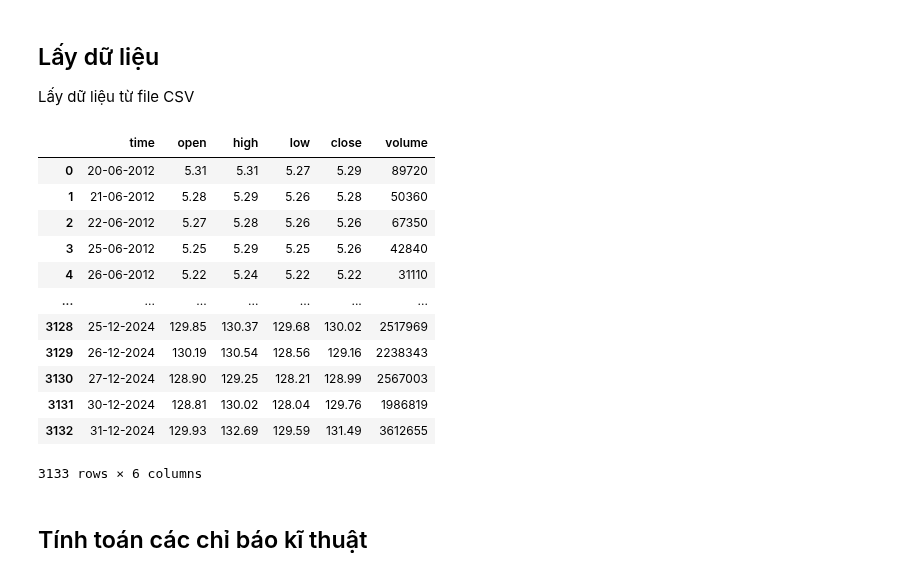
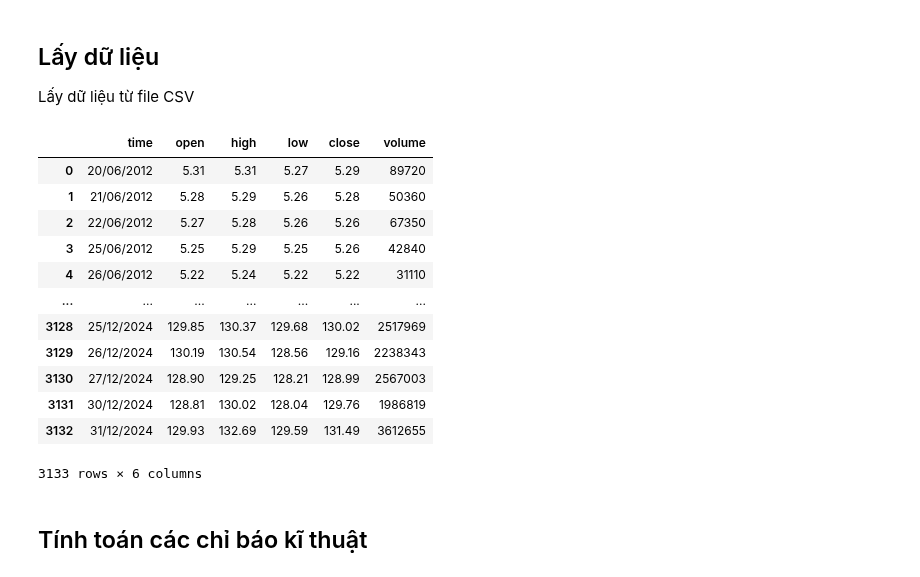
Before and after one commit to kohi-vip/SARSA_FinancialRL, a Jupyter notebook: application/testing/agent_training_fpt.ipynb, the cells around one changed output. Saved outputs shown, nothing was run; the diff lists cells and outputs as text; code cells hidden in the pictures.

```diff
--- a/application/testing/agent_training_fpt.ipynb
+++ b/application/testing/agent_training_fpt.ipynb
@@ -20,36 +20,36 @@ Lấy dữ liệu từ file CSV
 # %%
 # Lấy dữ liệu từ nguồn sẵn có
 import sys
 import os
 import talib as ta
 sys.path.append('d:\\NCKH\\SARSA_FinancialRL')  # Thêm đường dẫn gốc để import module
 
 import pandas as pd
 from data.data_processor.feature_engineer import engineer_stat as es
 from data.split_data.split import split_data_two_parts
 from environments.stock_trading_env.mdp import StockTradingMDP as stockMDP
 from agents.d_sarsa.d_sarsa import train_deep_sarsa
 
 # Định nghĩa đường dẫn gốc
 base_path = 'd:\\NCKH\\SARSA_FinancialRL'
 
 # Lấy dữ liệu tạm từ nguồn sẵn có
-csv_path = os.path.join(base_path, 'data', 'data_storer', 'FPT_detail_2013_01_01_2024_12_31.csv')
+csv_path = os.path.join(base_path, 'data', 'data_storer', 'data_research', 'FPT_data.csv')
 df = pd.read_csv(csv_path)
 df
 # %% [output]
 |  | time | open | high | low | close | volume |
-| 0 | 20-06-2012 | 5.31 | 5.31 | 5.27 | 5.29 | 89720 |
-| 1 | 21-06-2012 | 5.28 | 5.29 | 5.26 | 5.28 | 50360 |
-| 2 | 22-06-2012 | 5.27 | 5.28 | 5.26 | 5.26 | 67350 |
-| 3 | 25-06-2012 | 5.25 | 5.29 | 5.25 | 5.26 | 42840 |
-| 4 | 26-06-2012 | 5.22 | 5.24 | 5.22 | 5.22 | 31110 |
+| 0 | 20/06/2012 | 5.31 | 5.31 | 5.27 | 5.29 | 89720 |
+| 1 | 21/06/2012 | 5.28 | 5.29 | 5.26 | 5.28 | 50360 |
+| 2 | 22/06/2012 | 5.27 | 5.28 | 5.26 | 5.26 | 67350 |
+| 3 | 25/06/2012 | 5.25 | 5.29 | 5.25 | 5.26 | 42840 |
+| 4 | 26/06/2012 | 5.22 | 5.24 | 5.22 | 5.22 | 31110 |
 | ... | ... | ... | ... | ... | ... | ... |
-| 3128 | 25-12-2024 | 129.85 | 130.37 | 129.68 | 130.02 | 2517969 |
-| 3129 | 26-12-2024 | 130.19 | 130.54 | 128.56 | 129.16 | 2238343 |
-| 3130 | 27-12-2024 | 128.90 | 129.25 | 128.21 | 128.99 | 2567003 |
-| 3131 | 30-12-2024 | 128.81 | 130.02 | 128.04 | 129.76 | 1986819 |
-| 3132 | 31-12-2024 | 129.93 | 132.69 | 129.59 | 131.49 | 3612655 |
+| 3128 | 25/12/2024 | 129.85 | 130.37 | 129.68 | 130.02 | 2517969 |
+| 3129 | 26/12/2024 | 130.19 | 130.54 | 128.56 | 129.16 | 2238343 |
+| 3130 | 27/12/2024 | 128.90 | 129.25 | 128.21 | 128.99 | 2567003 |
+| 3131 | 30/12/2024 | 128.81 | 130.02 | 128.04 | 129.76 | 1986819 |
+| 3132 | 31/12/2024 | 129.93 | 132.69 | 129.59 | 131.49 | 3612655 |
 3133 rows × 6 columns
 # %% [markdown]
 ## Tính toán các chỉ báo kĩ thuật
```
Also changed, not shown: parts of 17 cells of this notebook, 23 other files.
